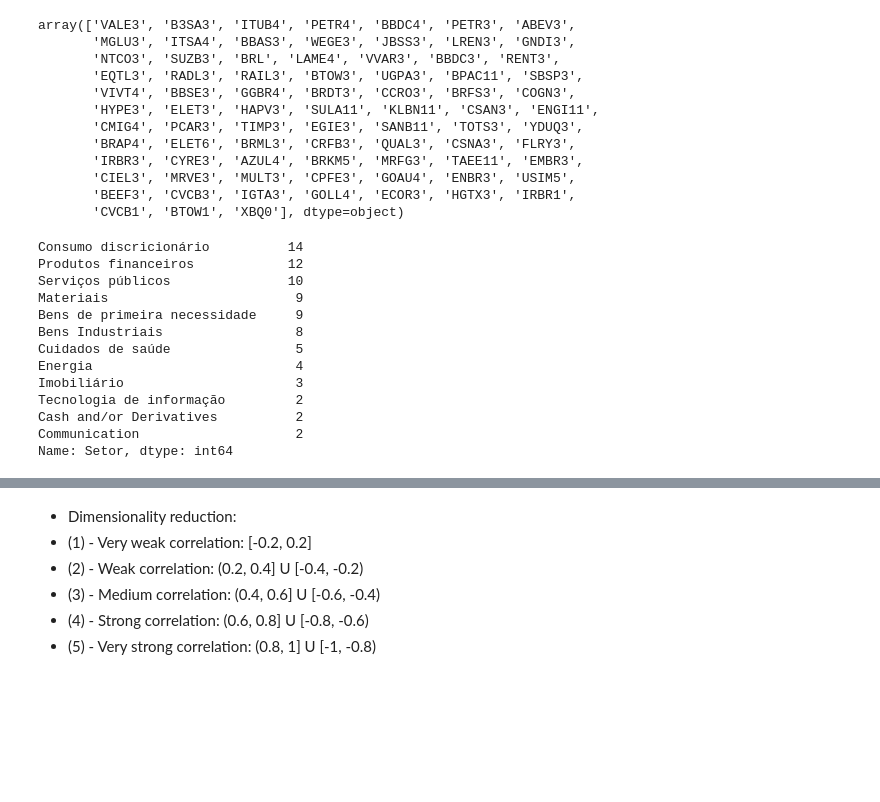
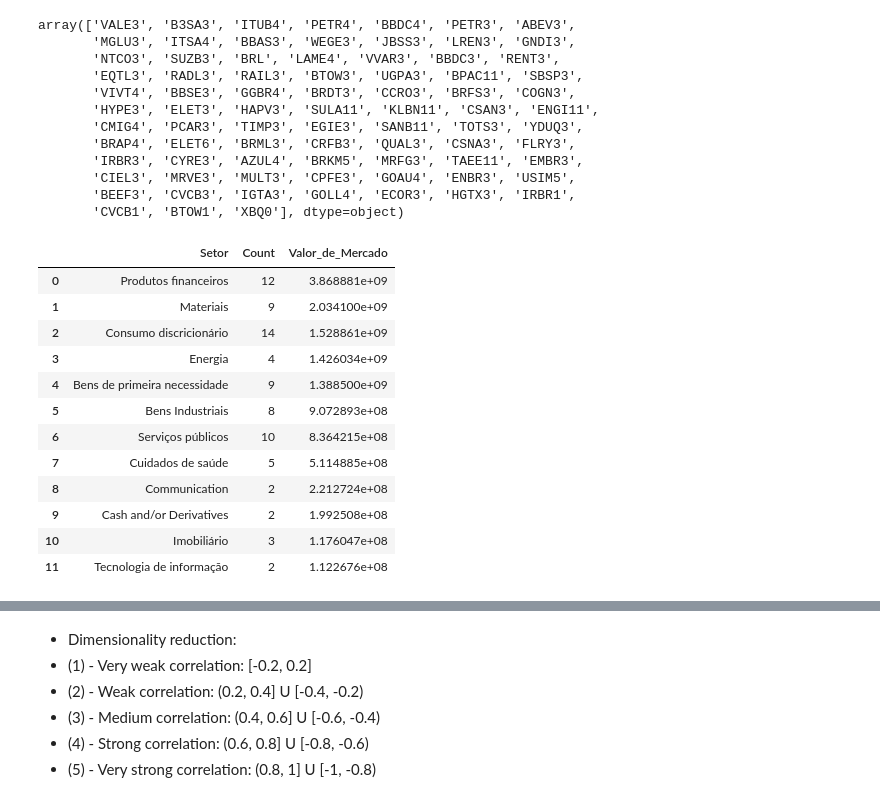
Before and after one commit to antoniosalomao/Rafter_A1, a Jupyter notebook: rafter_presentation.ipynb, the cells around one changed output, grey strips where cells are left out. Cells and saved outputs as stored; diff of their text form; code cells hidden in the pictures; blank space fills up the shorter version.

```diff
--- a/rafter_presentation.ipynb
+++ b/rafter_presentation.ipynb
@@ -464,6 +475,21 @@ ishares_bova11.head()
 | 2 | ITUB4 | ITAU UNIBANCO HOLDING PREF SA | 6.84 | 8.996858e+08 | Produtos financeiros |
 | 3 | PETR4 | PETROLEO BRASILEIRO PREF SA | 5.45 | 7.162768e+08 | Energia |
 | 4 | BBDC4 | BANCO BRADESCO PREF SA | 5.24 | 6.892940e+08 | Produtos financeiros |
+# %%
+# Valor de Mercado / Setor
+list_setor = ishares_bova11.Setor.value_counts().index.tolist()
+
+def vm_i(setor_i):
+    mask = ishares_bova11.Setor == (setor_i)
+    df = ishares_bova11[mask]
+    vm = df.Valor_de_Mercado.sum()
+    return vm
+
+list_vm = []
+
+for i in list(range(0, len(list_setor))):
+    valor_m = vm_i(list_setor[i])
+    list_vm.append(valor_m)
 # %%
 # Inspecting columns:
 
@@ -498,24 +524,38 @@ array(['VALE3', 'B3SA3', 'ITUB4', 'PETR4', 'BBDC4', 'PETR3', 'ABEV3',
        'CIEL3', 'MRVE3', 'MULT3', 'CPFE3', 'GOAU4', 'ENBR3', 'USIM5',
        'BEEF3', 'CVCB3', 'IGTA3', 'GOLL4', 'ECOR3', 'HGTX3', 'IRBR1',
        'CVCB1', 'BTOW1', 'XBQ0'], dtype=object)
-# %%
-# Inspecting Setor:
-
-ishares_bova11.Setor.value_counts()
-# %% [output]
-Consumo discricionário          14
-Produtos financeiros            12
-Serviços públicos               10
-Materiais                        9
-Bens de primeira necessidade     9
-Bens Industriais                 8
-Cuidados de saúde                5
-Energia                          4
-Imobiliário                      3
-Tecnologia de informação         2
-Cash and/or Derivatives          2
-Communication                    2
-Name: Setor, dtype: int64
+# %%
+# Inspecting Setor:
+
+setor_info = ishares_bova11.Setor.value_counts()
+setor_info = setor_info.reset_index()
+setor_setor = setor_info['index'].tolist()
+setor_count = setor_info.Setor.tolist()
+
+dict_setor_info = { 'Setor': setor_setor,
+                    'Count': setor_count,
+                    'Valor_de_Mercado': list_vm}
+
+df_setor_info = pd.DataFrame(dict_setor_info)
+df_setor_info = df_setor_info.sort_values('Valor_de_Mercado', ascending=False)
+df_setor_info = df_setor_info.reset_index()
+df_setor_info = df_setor_info.iloc[:, 1:4]
+
+df_setor_info
+# %% [output]
+|  | Setor | Count | Valor_de_Mercado |
+| 0 | Produtos financeiros | 12 | 3.868881e+09 |
+| 1 | Materiais | 9 | 2.034100e+09 |
+| 2 | Consumo discricionário | 14 | 1.528861e+09 |
+| 3 | Energia | 4 | 1.426034e+09 |
+| 4 | Bens de primeira necessidade | 9 | 1.388500e+09 |
+| 5 | Bens Industriais | 8 | 9.072893e+08 |
+| 6 | Serviços públicos | 10 | 8.364215e+08 |
+| 7 | Cuidados de saúde | 5 | 5.114885e+08 |
+| 8 | Communication | 2 | 2.212724e+08 |
+| 9 | Cash and/or Derivatives | 2 | 1.992508e+08 |
+| 10 | Imobiliário | 3 | 1.176047e+08 |
+| 11 | Tecnologia de informação | 2 | 1.122676e+08 |
 # %%
 # Setor Pie Chart
 
```
Also changed, not shown: parts of 22 cells of this notebook.
